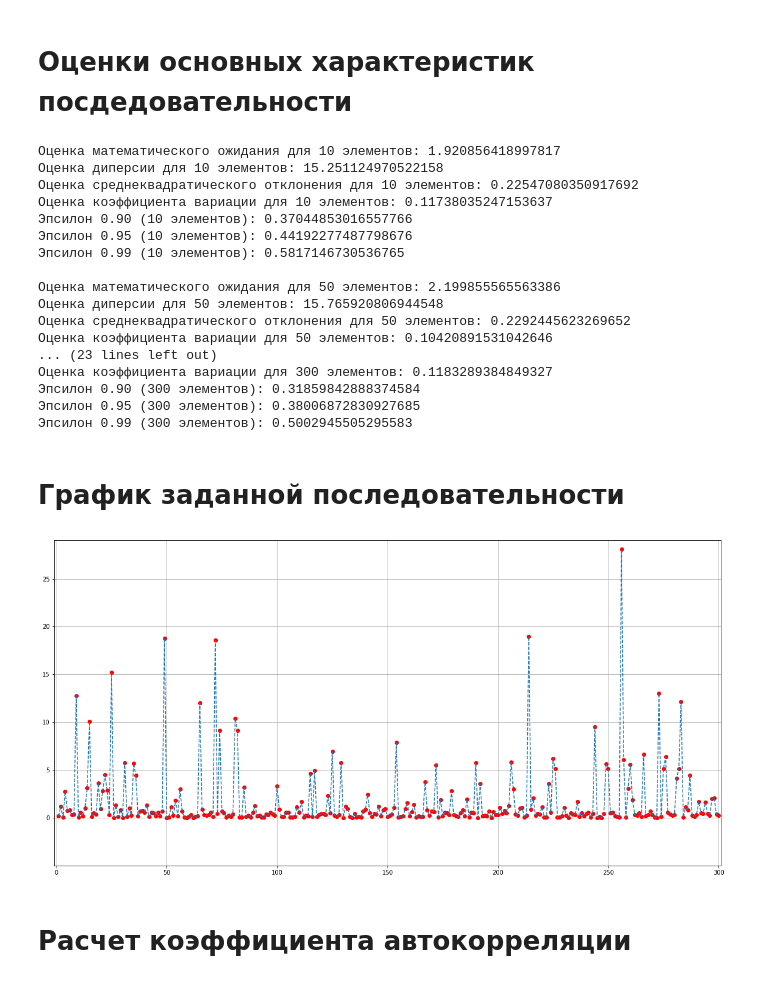
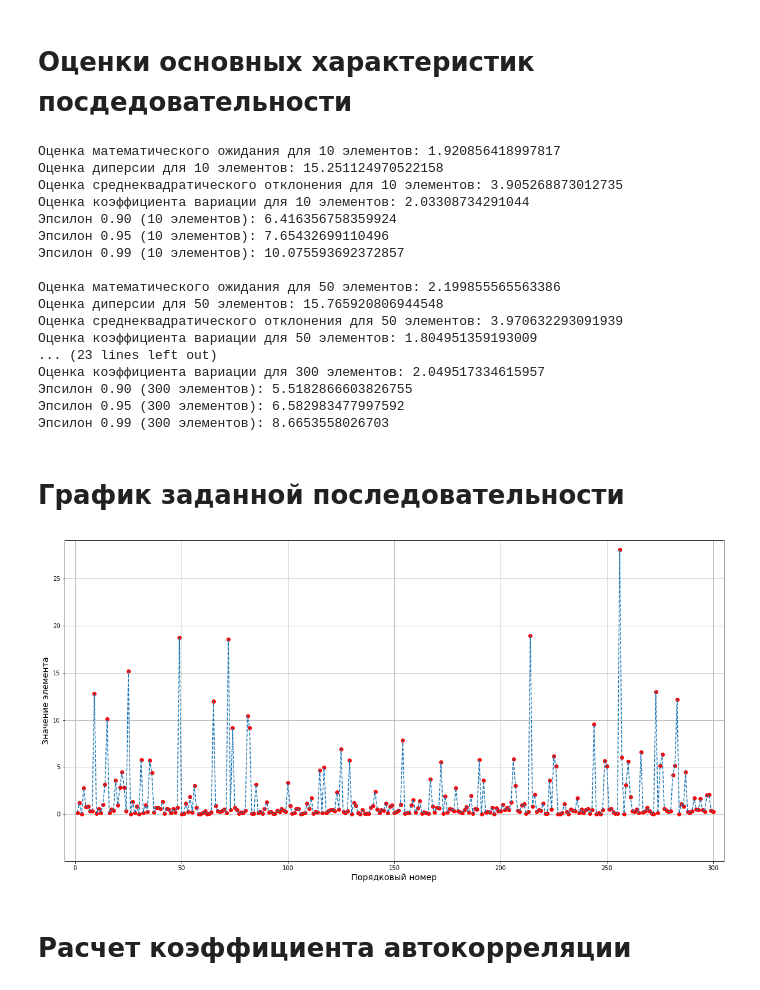
Before and after one commit to johnny-keker/mathematical-modelling, a Jupyter notebook: LW1/LW1.ipynb, the cells around one changed output. Saved outputs shown, nothing was run; the diff lists cells and outputs as text; code cells hidden in the pictures.

Commit message:
[LW1] charts improved. trying to implement hyperexponential - nu luck(

```diff
--- a/LW1/LW1.ipynb
+++ b/LW1/LW1.ipynb
@@ -43,7 +45,7 @@ def compute_characteristics_for_n_values(n):
     dispersion = sum([(x - expected_value)**2 for x in input_data[:n]]) / (n - 1)
     print(f"Оценка диперсии для {n} элементов: {dispersion}")
 
-    standard_deviation = math.sqrt(dispersion / len(input_data))
+    standard_deviation = math.sqrt(dispersion)
     print(f"Оценка среднеквадратического отклонения для {n} элементов: {standard_deviation}")
 
     variation = standard_deviation / expected_value
@@ -74,38 +76,41 @@ c_300 = compute_characteristics_for_n_values(300)
 # %% [output]
 Оценка математического ожидания для 10 элементов: 1.920856418997817
 Оценка диперсии для 10 элементов: 15.251124970522158
-Оценка среднеквадратического отклонения для 10 элементов: 0.22547080350917692
-Оценка коэффициента вариации для 10 элементов: 0.11738035247153637
-Эпсилон 0.90 (10 элементов): 0.37044853016557766
-Эпсилон 0.95 (10 элементов): 0.44192277487798676
-Эпсилон 0.99 (10 элементов): 0.5817146730536765
+Оценка среднеквадратического отклонения для 10 элементов: 3.905268873012735
+Оценка коэффициента вариации для 10 элементов: 2.03308734291044
+Эпсилон 0.90 (10 элементов): 6.416356758359924
+Эпсилон 0.95 (10 элементов): 7.65432699110496
+Эпсилон 0.99 (10 элементов): 10.075593692372857
 
 Оценка математического ожидания для 50 элементов: 2.199855565563386
 Оценка диперсии для 50 элементов: 15.765920806944548
-Оценка среднеквадратического отклонения для 50 элементов: 0.2292445623269652
-Оценка коэффициента вариации для 50 элементов: 0.10420891531042646
+Оценка среднеквадратического отклонения для 50 элементов: 3.970632293091939
+Оценка коэффициента вариации для 50 элементов: 1.804951359193009
 ... (23 lines left out)
-Оценка коэффициента вариации для 300 элементов: 0.1183289384849327
-Эпсилон 0.90 (300 элементов): 0.31859842888374584
-Эпсилон 0.95 (300 элементов): 0.38006872830927685
-Эпсилон 0.99 (300 элементов): 0.5002945505295583
+Оценка коэффициента вариации для 300 элементов: 2.049517334615957
+Эпсилон 0.90 (300 элементов): 5.5182866603826755
+Эпсилон 0.95 (300 элементов): 6.582983477997592
+Эпсилон 0.99 (300 элементов): 8.6653558026703
 # %% [markdown]
 # График заданной последовательности
 # %%
-x_border = (-1, 301)
-y_border = (min(input_data) - 5, max(input_data) + max(input_data) / 30)
+x_border = (-5, 305)
+y_border = (min(input_data) - 5, max(input_data) + 1)
 
 plt.figure(figsize=(20, 10))
 plt.plot(range(1, 301), input_data, 'ro', range(1, 301), input_data, '--')
 
 ax = plt.gca()
 ax.set_autoscale_on(False)
 ax.axis([x_border[0], x_border[1], y_border[0], y_border[1]])
 
+plt.ylabel('Значение элемента', fontsize='x-large')
+plt.xlabel('Порядковый номер', fontsize='x-large')
+
 plt.grid()
 plt.show()
 # %% [output]
-[figure, old version]
+[figure, new version]
 # %% [markdown]
 # Расчет коэффициента автокорреляции
 # %%
```
Also changed, not shown: parts of 5 cells of this notebook.
